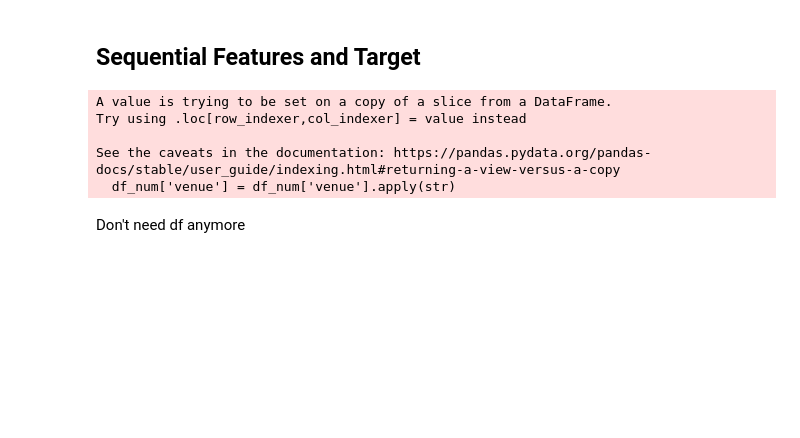
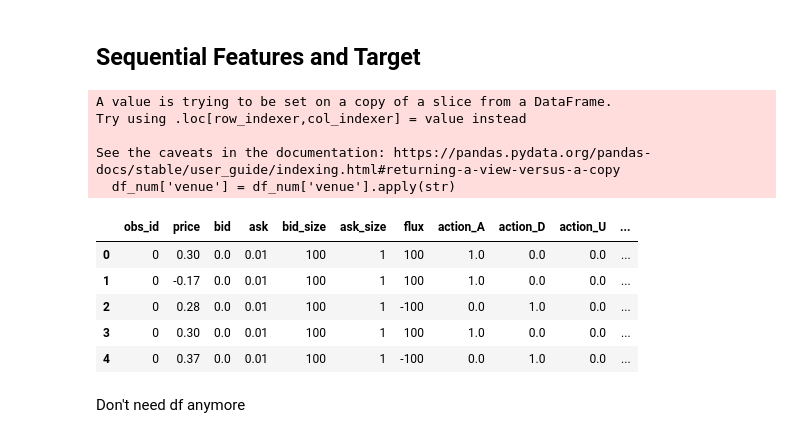
Before and after one commit to lricci03/CFM2024, a Jupyter notebook: CFM2024-new/joint_model.ipynb, the cells around one changed output. Drawn from its saved outputs; the diff is of its cells as text; code cells hidden in the pictures; blank space fills up the shorter version.

```diff
--- a/CFM2024-new/joint_model.ipynb
+++ b/CFM2024-new/joint_model.ipynb
@@ -34,6 +34,15 @@ Try using .loc[row_indexer,col_indexer] = value instead
 
 See the caveats in the documentation: https://pandas.pydata.org/pandas-docs/stable/user_guide/indexing.html#returning-a-view-versus-a-copy
   df_num['venue'] = df_num['venue'].apply(str)
+# %%
+df_num.head()
+# %% [output]
+|  | obs_id | price | bid | ask | bid_size | ask_size | flux | action_A | action_D | action_U | ... |
+| 0 | 0 | 0.30 | 0.0 | 0.01 | 100 | 1 | 100 | 1.0 | 0.0 | 0.0 | ... |
+| 1 | 0 | -0.17 | 0.0 | 0.01 | 100 | 1 | 100 | 1.0 | 0.0 | 0.0 | ... |
+| 2 | 0 | 0.28 | 0.0 | 0.01 | 100 | 1 | -100 | 0.0 | 1.0 | 0.0 | ... |
+| 3 | 0 | 0.30 | 0.0 | 0.01 | 100 | 1 | 100 | 1.0 | 0.0 | 0.0 | ... |
+| 4 | 0 | 0.37 | 0.0 | 0.01 | 100 | 1 | -100 | 0.0 | 1.0 | 0.0 | ... |
 # %% [markdown]
 Don't need df anymore
 # %%
```
Also changed, not shown: parts of 43 cells of this notebook.
